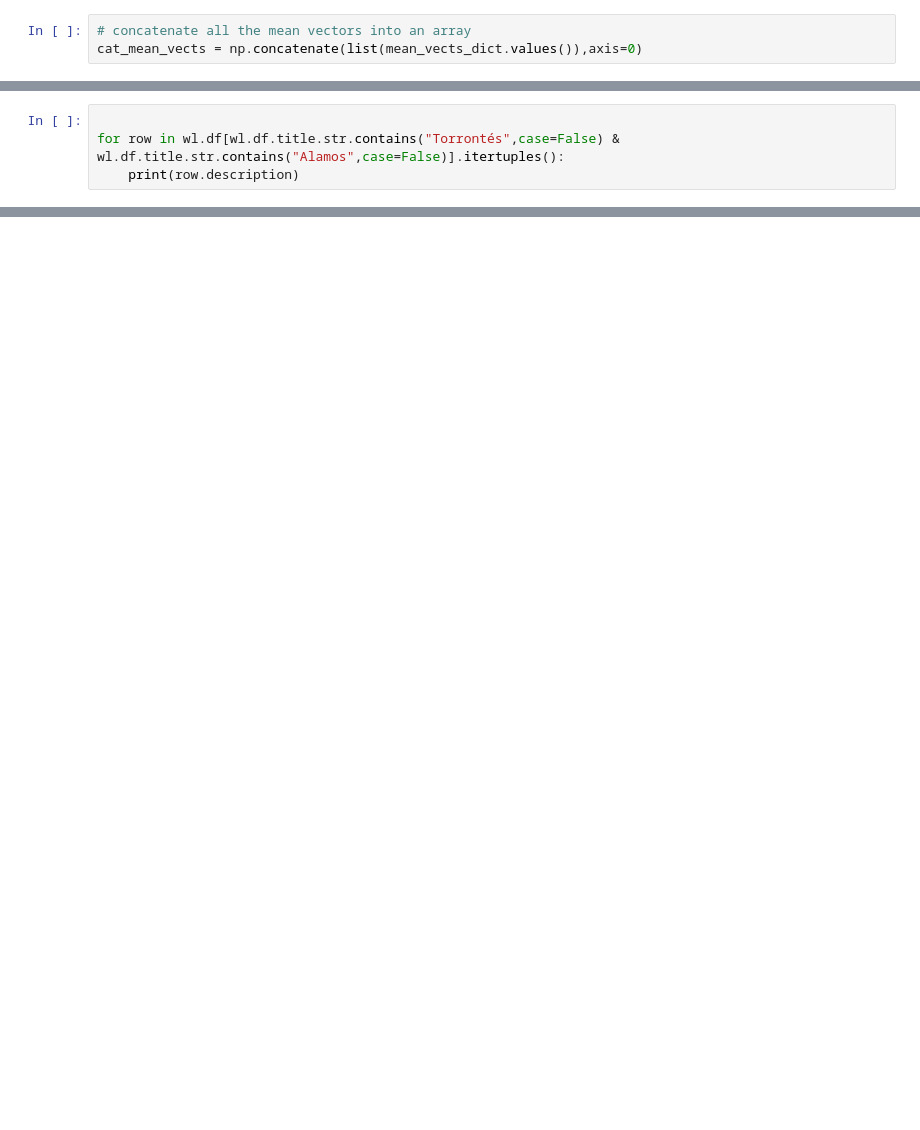
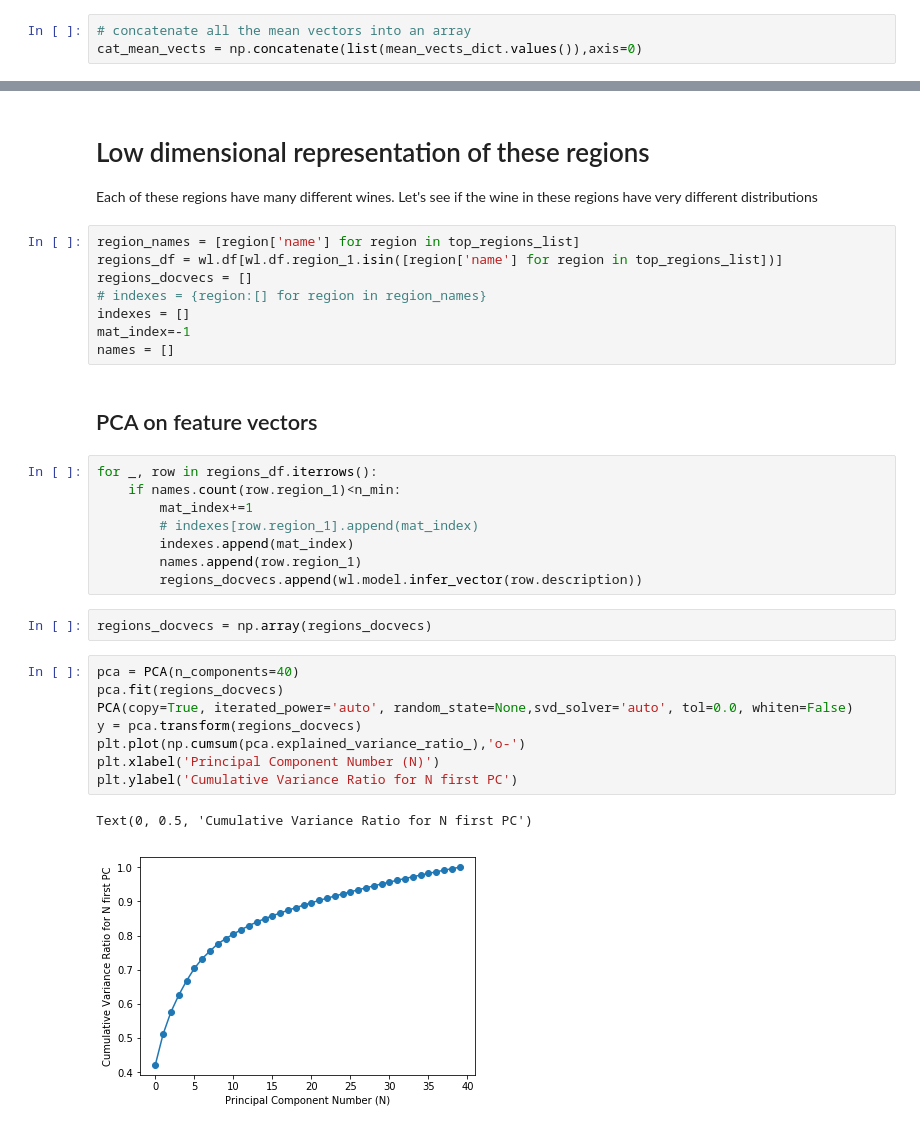
Before and after one commit to josarago/Insight, a Jupyter notebook: training_and_validation.ipynb, the cells around one changed output, grey strips where cells are left out. Saved outputs shown, nothing was run; the diff lists cells and outputs as text; blank space fills up the shorter version.

```diff
--- a/training_and_validation.ipynb
+++ b/training_and_validation.ipynb
@@ -284,4 +192,0 @@ wl.model.most_similar('earthy',topn=5)
-# %%
-
-for row in wl.df[wl.df.title.str.contains("Torrontés",case=False) & wl.df.title.str.contains("Alamos",case=False)].itertuples():
-    print(row.description)
@@ -323,0 +311,34 @@ wl.column_cnt
+# %% [markdown]
+# Low dimensional representation of these regions
+Each of these regions have many different wines. Let's see if the wine in these regions have very different distributions
+# %%
+region_names = [region['name'] for region in top_regions_list]
+regions_df = wl.df[wl.df.region_1.isin([region['name'] for region in top_regions_list])]
+regions_docvecs = []
+# indexes = {region:[] for region in region_names}
+indexes = []
+mat_index=-1
+names = []
+# %% [markdown]
+## PCA on feature vectors
+# %%
+for _, row in regions_df.iterrows():
+    if names.count(row.region_1)<n_min:
+        mat_index+=1
+        # indexes[row.region_1].append(mat_index)
+        indexes.append(mat_index)
+        names.append(row.region_1)
+        regions_docvecs.append(wl.model.infer_vector(row.description))
+# %%
+regions_docvecs = np.array(regions_docvecs)
+# %%
+pca = PCA(n_components=40)
+pca.fit(regions_docvecs)
+PCA(copy=True, iterated_power='auto', random_state=None,svd_solver='auto', tol=0.0, whiten=False)
+y = pca.transform(regions_docvecs)
+plt.plot(np.cumsum(pca.explained_variance_ratio_),'o-')
+plt.xlabel('Principal Component Number (N)')
+plt.ylabel('Cumulative Variance Ratio for N first PC')
+# %% [output]
+Text(0, 0.5, 'Cumulative Variance Ratio for N first PC')
+[figure, added]
```
Also changed, not shown: parts of 52 cells of this notebook, 33 other files.
